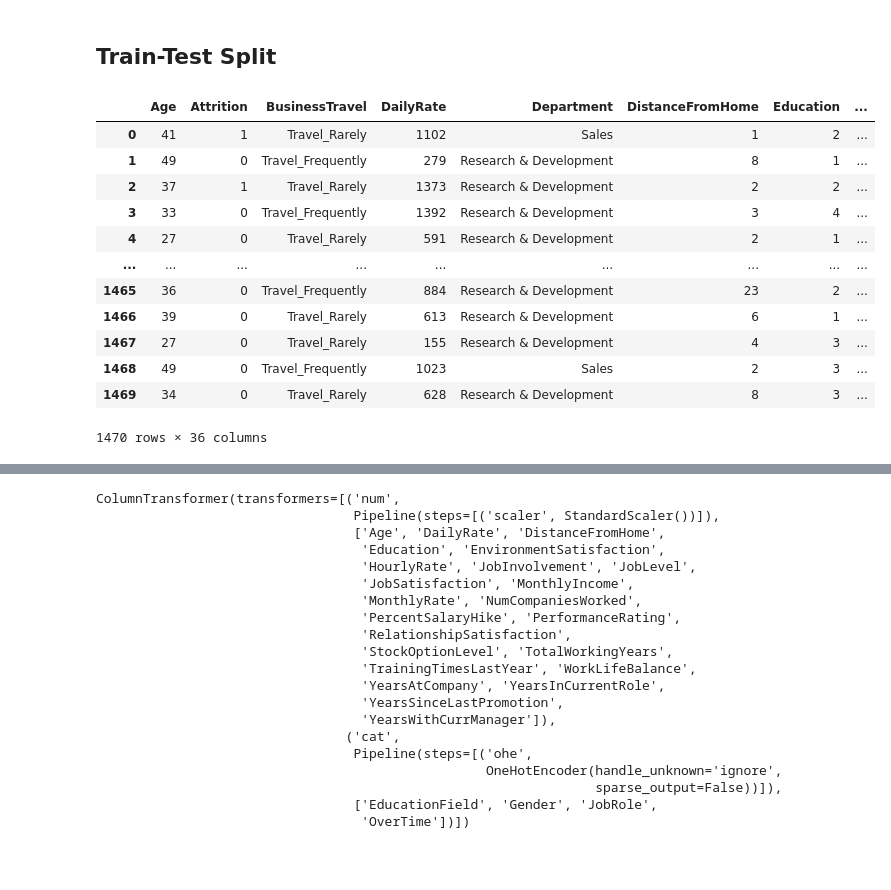
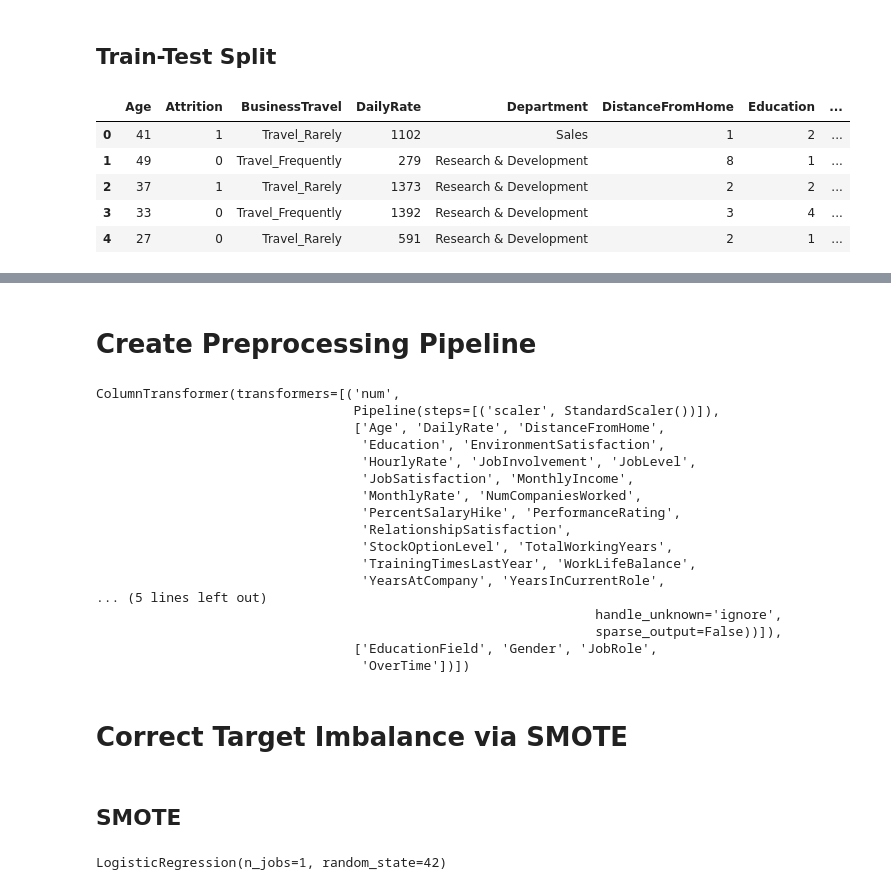
Before and after one commit to BenJMcCarty/IBM-Employee-Attrition-and-Performance, a Jupyter notebook: notebooks/1_EDA_and_Data_Cleaning/2.0_EDA_Target.ipynb, the cells around one changed output, grey strips where cells are left out. Drawn from its saved outputs; the diff is of its cells as text; code cells hidden in the pictures; blank space fills up the shorter version.

```diff
--- a/notebooks/1_EDA_and_Data_Cleaning/2.0_EDA_Target.ipynb
+++ b/notebooks/1_EDA_and_Data_Cleaning/2.0_EDA_Target.ipynb
@@ -228,21 +237,14 @@ Name: BusinessTravelXF, Length: 1470, dtype: int32
 # %% [markdown]
 ## Train-Test Split
 # %%
-data
+data.head()
 # %% [output]
 |  | Age | Attrition | BusinessTravel | DailyRate | Department | DistanceFromHome | Education | ... |
 | 0 | 41 | 1 | Travel_Rarely | 1102 | Sales | 1 | 2 | ... |
 | 1 | 49 | 0 | Travel_Frequently | 279 | Research & Development | 8 | 1 | ... |
 | 2 | 37 | 1 | Travel_Rarely | 1373 | Research & Development | 2 | 2 | ... |
 | 3 | 33 | 0 | Travel_Frequently | 1392 | Research & Development | 3 | 4 | ... |
 | 4 | 27 | 0 | Travel_Rarely | 591 | Research & Development | 2 | 1 | ... |
-| ... | ... | ... | ... | ... | ... | ... | ... | ... |
-| 1465 | 36 | 0 | Travel_Frequently | 884 | Research & Development | 23 | 2 | ... |
-| 1466 | 39 | 0 | Travel_Rarely | 613 | Research & Development | 6 | 1 | ... |
-| 1467 | 27 | 0 | Travel_Rarely | 155 | Research & Development | 4 | 3 | ... |
-| 1468 | 49 | 0 | Travel_Frequently | 1023 | Sales | 2 | 3 | ... |
-| 1469 | 34 | 0 | Travel_Rarely | 628 | Research & Development | 8 | 3 | ... |
-1470 rows × 36 columns
 # %%
 X = data.drop(columns = [settings['target_feature'][0], 'EmployeeNumber', 'StandardHours', 'BusinessTravel'])
 y = data[settings['target_feature'][0]]
@@ -269,3 +265,5 @@ X_train, X_test, y_train, y_test = train_test_split(X, y, test_size = .25,
+# %% [markdown]
+# Create Preprocessing Pipeline
 # %%
 ## Specifying data type columns for preprocessing
 num_cols = settings['feature_types']['feature_names_continuous']
@@ -281,7 +279,8 @@ cat_cols = settings['feature_types']['feature_names_categorical']
 ### --- Creating column pipelines --- ###
 
 cat_pipe = Pipeline(steps=[('ohe', OneHotEncoder(handle_unknown='ignore',
-                                                 sparse_output=False))])
+                                                 sparse_output=False,
+                                                 drop= 'if_binary'))])
 
 num_pipe = Pipeline(steps=[('scaler', StandardScaler())])
 
@@ -318,11 +317,8 @@ ColumnTransformer(transformers=[('num',
                                   'StockOptionLevel', 'TotalWorkingYears',
                                   'TrainingTimesLastYear', 'WorkLifeBalance',
                                   'YearsAtCompany', 'YearsInCurrentRole',
-                                  'YearsSinceLastPromotion',
-                                  'YearsWithCurrManager']),
-                                ('cat',
-                                 Pipeline(steps=[('ohe',
-                                                  OneHotEncoder(handle_unknown='ignore',
+... (5 lines left out)
+                                                                handle_unknown='ignore',
                                                                 sparse_output=False))]),
                                  ['EducationField', 'Gender', 'JobRole',
                                   'OverTime'])])
@@ -337,3 +333,7 @@ X_test_df = preprocessor.transform(X_test)
 # X_train_df
 # %%
 # X_test_df
+# %% [markdown]
+# Correct Target Imbalance via SMOTE
+# %% [markdown]
+## SMOTE
@@ -339,0 +347,6 @@ X_test_df = preprocessor.transform(X_test)
+# %%
+logreg = LogisticRegression(random_state=42, n_jobs=-1)
+
+logreg.fit(X_sm, y_sm)
+# %% [output]
+LogisticRegression(n_jobs=1, random_state=42)
```
Also changed, not shown: parts of 19 cells of this notebook, 3 other files.
